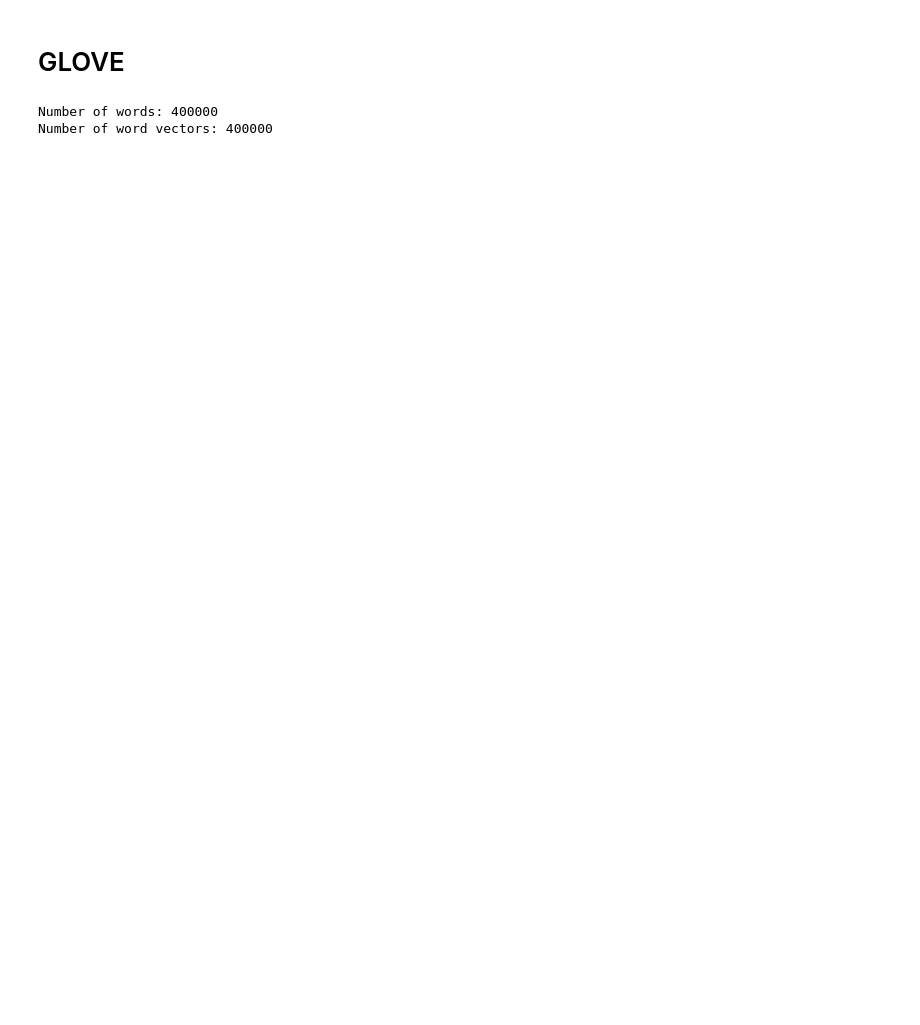
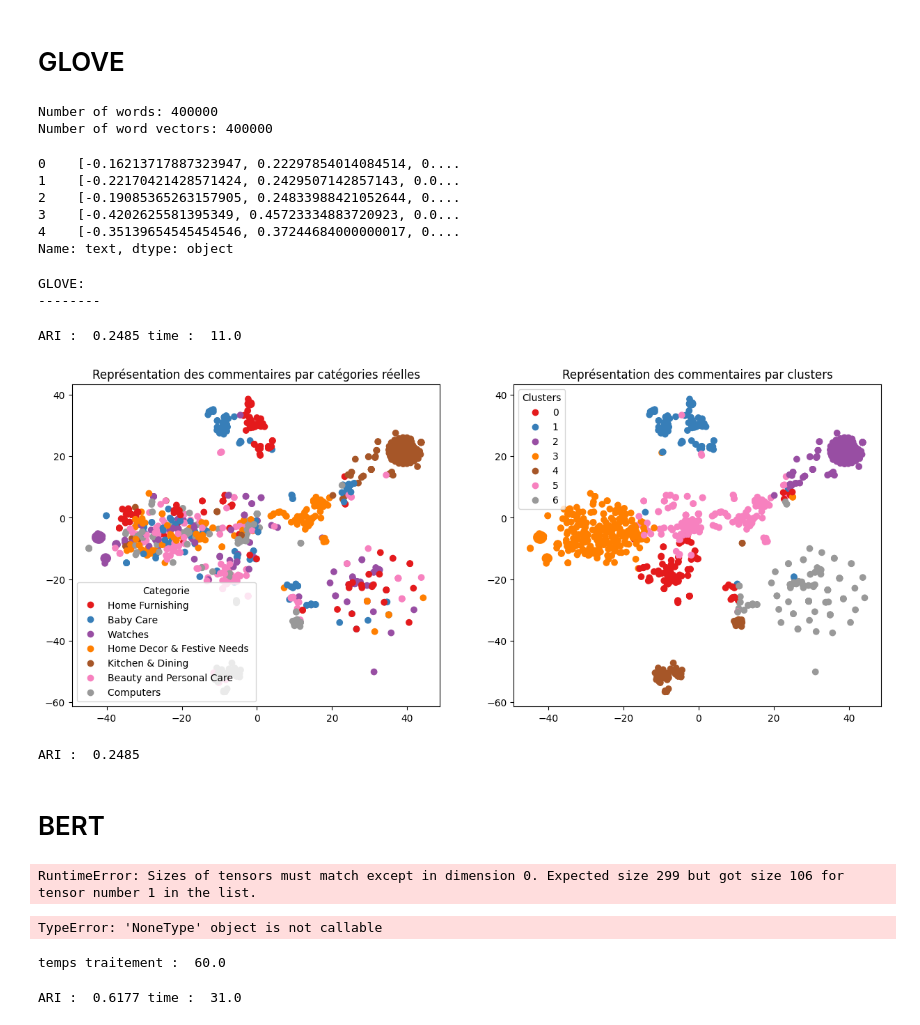
Before and after one commit to Hedredo/oc_projet_6, a Jupyter notebook: 1_notebook_classification_072024.ipynb, the cells around one changed output. Cells and saved outputs as stored; diff of their text form; code cells hidden in the pictures; blank space fills up the shorter version.

```diff
--- a/1_notebook_classification_072024.ipynb
+++ b/1_notebook_classification_072024.ipynb
@@ -748,3 +789,32 @@ print(f"Number of word vectors: {len(word_to_vec_map)}")
 # %% [output]
 Number of words: 400000
 Number of word vectors: 400000
+# %%
+# replace each word by its word vectors and compute the mean of the word vectors
+mean_glove_embeddings = flipkart_filtered["text"].apply(lambda x: np.mean([word_to_vec_map[word] for word in x.split() if word in word_to_vec_map], axis=0))
+# %%
+mean_glove_embeddings.head(5)
+# %% [output]
+0    [-0.16213717887323947, 0.22297854014084514, 0....
+1    [-0.22170421428571424, 0.2429507142857143, 0.0...
+2    [-0.19085365263157905, 0.24833988421052644, 0....
+3    [-0.4202625581395349, 0.45723334883720923, 0.0...
+4    [-0.35139654545454546, 0.37244684000000017, 0....
+Name: text, dtype: object
+# %%
+glove = pd.DataFrame(mean_glove_embeddings.tolist(), index=flipkart_filtered.index, columns=[f"glove_{i}" for i in range(100)])
+# %%
+print("GLOVE: ")
+print("--------")
+ARI, X_tsne, labels = ARI_fct(glove)
+# %% [output]
+GLOVE:
+--------
+ARI :  0.2485 time :  11.0
+# %%
+TSNE_visu_fct(X_tsne, y_cat_num, labels, ARI)
+# %% [output]
+[figure, added]
+ARI :  0.2485
+# %% [markdown]
+# BERT
@@ -750,0 +854,13 @@ Number of word vectors: 400000
+# %%
+# Concatenate the tokenized tensors
+input_ids = torch.cat(tokenized_tensors)
+# %% [output]
+RuntimeError: Sizes of tensors must match except in dimension 0. Expected size 299 but got size 106 for tensor number 1 in the list.
+# %%
+max_length = 64
+batch_size = 10
+model_type = 'bert-base-uncased'
+model = TFAutoModel.from_pretrained(model_type)
+sentences = flipkart_filtered["text"].to_list()
+# %% [output]
+TypeError: 'NoneType' object is not callable
@@ -750,0 +934,10 @@ Number of word vectors: 400000
+# %%
+# Création des features
+features_bert, last_hidden_states_tot = feature_BERT_fct(model, model_type, sentences,
+                                                         max_length, batch_size, mode='HF')
+# %% [output]
+temps traitement :  60.0
+# %%
+ARI, X_tsne, labels = ARI_fct(features_bert)
+# %% [output]
+ARI :  0.6177 time :  31.0
```
Also changed, not shown: parts of 45 cells of this notebook.
